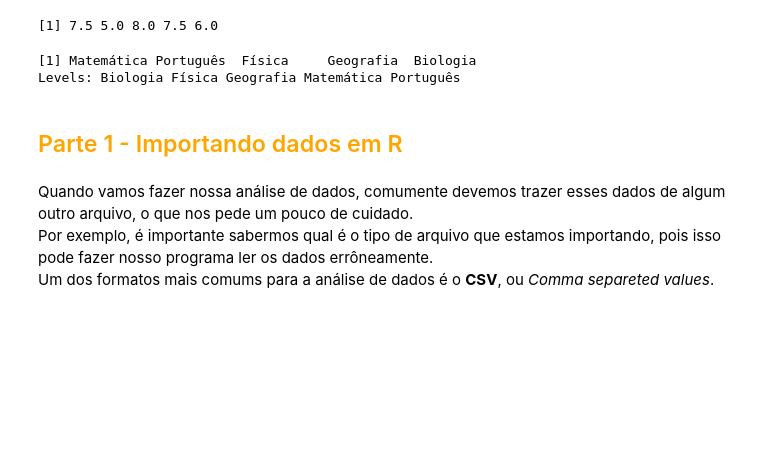
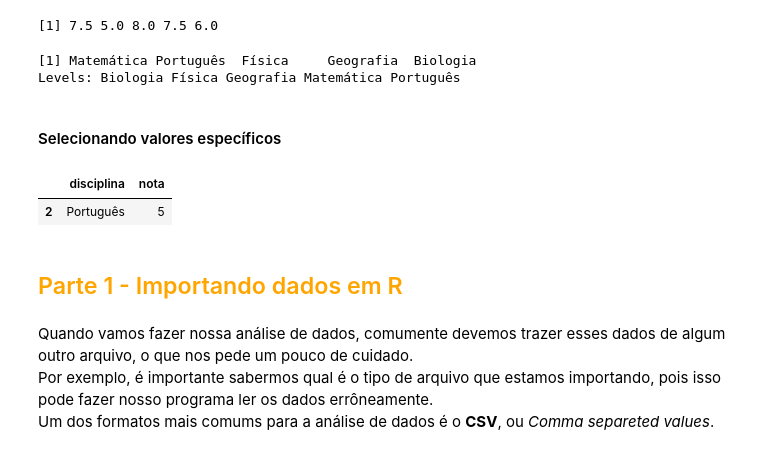
Before and after one commit to turing-usp/workshop_estatistica_com_R, a Jupyter notebook: fifa-gabarito.ipynb, the cells around one changed output. Saved outputs shown, nothing was run; the diff lists cells and outputs as text; code cells hidden in the pictures; blank space fills up the shorter version.

```diff
--- a/fifa-gabarito.ipynb
+++ b/fifa-gabarito.ipynb
@@ -148,6 +167,13 @@ notas_e_disciplinas$disciplina
 # %% [output]
 [1] Matemática Português  Física     Geografia  Biologia
 Levels: Biologia Física Geografia Matemática Português
+# %% [markdown]
+#### Selecionando valores específicos
+# %%
+notas_e_disciplinas[notas_e_disciplinas$nota==5,]
+# %% [output]
+|  | disciplina | nota |
+| 2 | Português | 5 |
 # %% [markdown]
 ## <a id = "parte1"></a> <span style="color: orange;"> Parte 1 - Importando dados em R </span>
 # %% [markdown]
```
Also changed, not shown: parts of 15 cells of this notebook, 3 other files.
